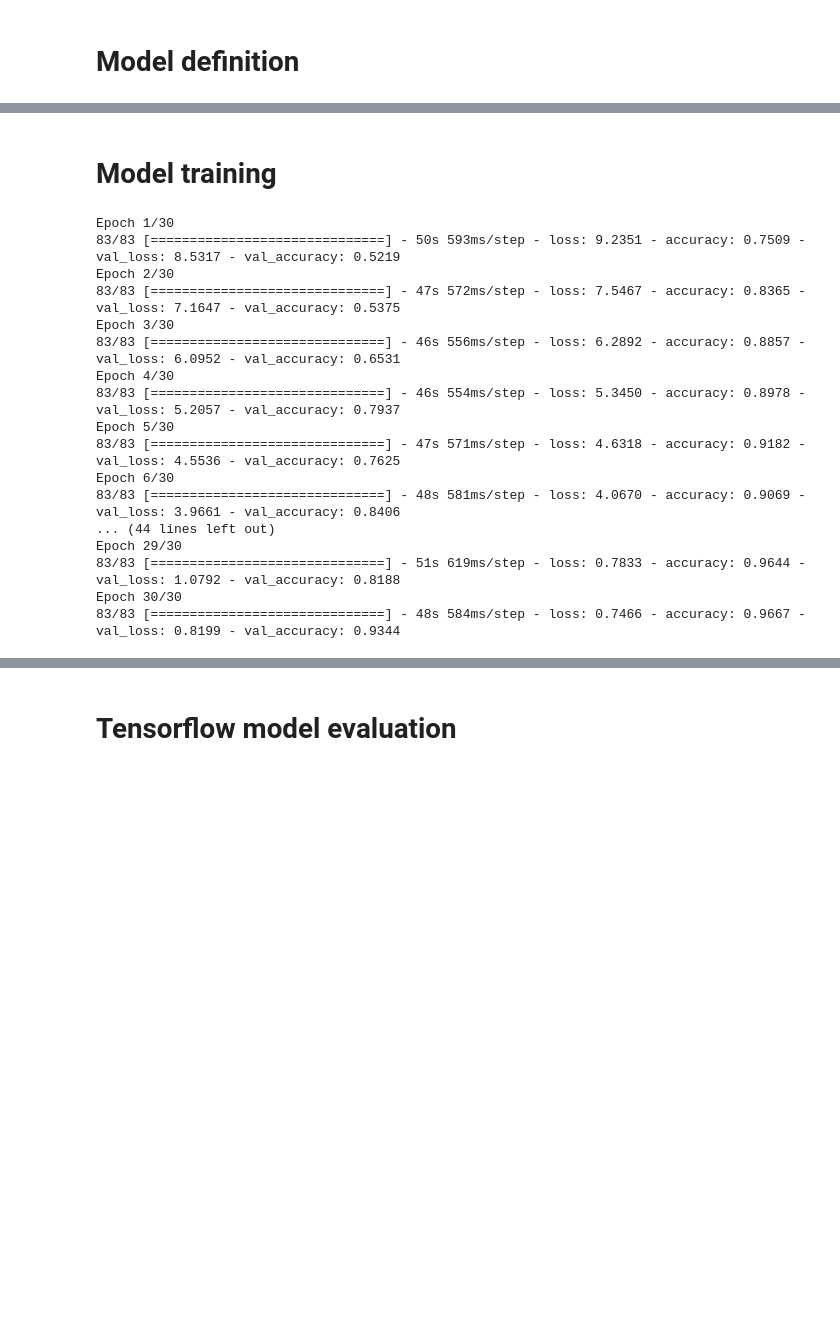
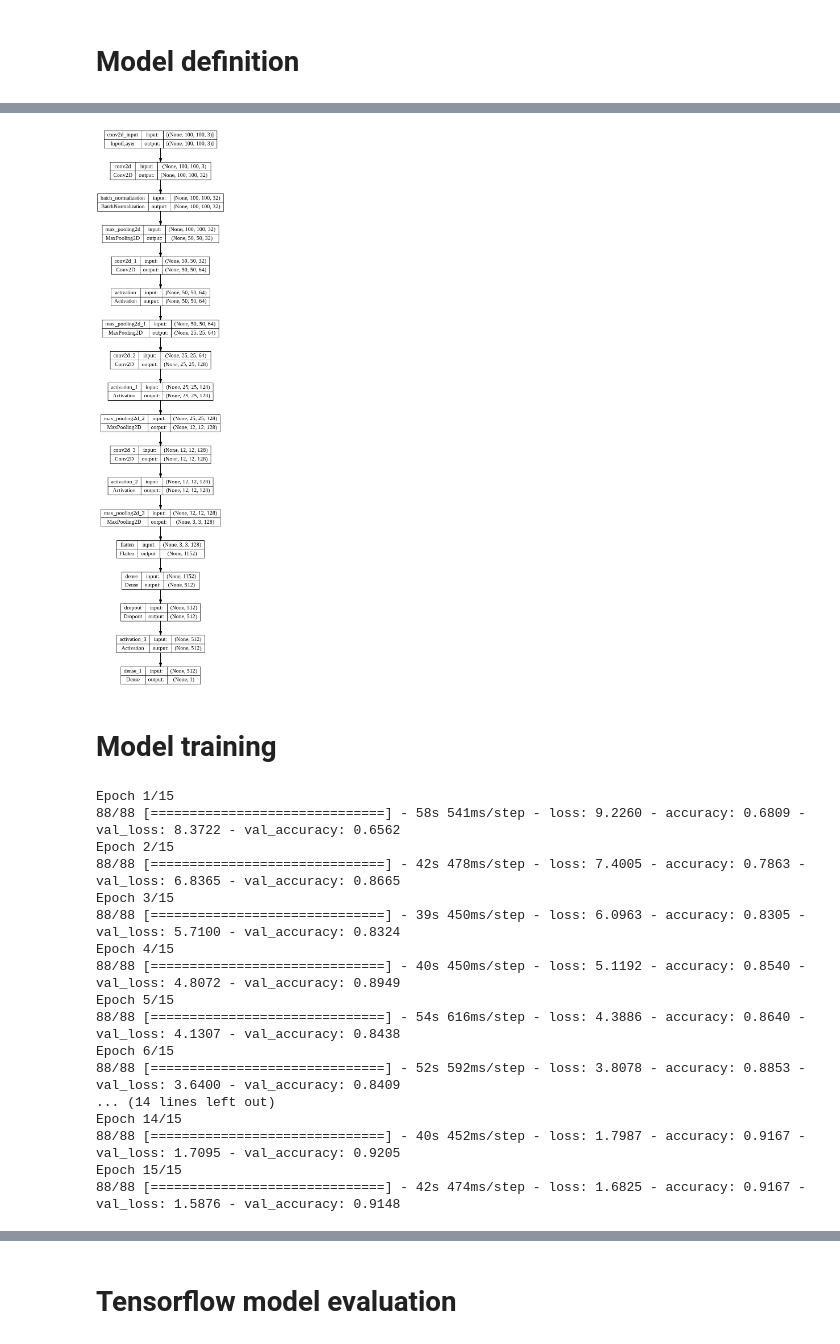
Before and after one commit to ChristianConchari/Strathospheric-ballon-earth-observation-gathered-imagery-classification-through-TinyML, a Jupyter notebook: classification_model_ballon.ipynb, the cells around one changed output, grey strips where cells are left out. Drawn from its saved outputs; the diff is of its cells as text; code cells hidden in the pictures; blank space fills up the shorter version.

```diff
--- a/classification_model_ballon.ipynb
+++ b/classification_model_ballon.ipynb
@@ -140,6 +153,10 @@ Total params: 831,809
 Trainable params: 831,745
 Non-trainable params: 64
 _________________________________________________________________
+# %%
+plot_model(model_cnn, to_file='model_cnn.png', show_shapes=True, show_layer_names=True)
+# %% [output]
+[figure, added]
 # %%
 optimizer = optimizers.Adam(
     learning_rate=0.0001,
@@ -158,7 +175,7 @@ model_cnn.compile(loss='binary_crossentropy', optimizer =optimizer,
 training_samples = train_ds.n
 val_samples = val_ds.n
 
-epochs = 30
+epochs = 15
 
 history_cnn = model_cnn.fit(
     train_ds,
@@ -168,23 +185,23 @@ history_cnn = model_cnn.fit(
     validation_steps=val_samples // batch_size,
 )
 # %% [output]
-Epoch 1/30
-83/83 [==============================] - 50s 593ms/step - loss: 9.2351 - accuracy: 0.7509 - val_loss: 8.5317 - val_accuracy: 0.5219
-Epoch 2/30
-83/83 [==============================] - 47s 572ms/step - loss: 7.5467 - accuracy: 0.8365 - val_loss: 7.1647 - val_accuracy: 0.5375
-Epoch 3/30
-83/83 [==============================] - 46s 556ms/step - loss: 6.2892 - accuracy: 0.8857 - val_loss: 6.0952 - val_accuracy: 0.6531
-Epoch 4/30
-83/83 [==============================] - 46s 554ms/step - loss: 5.3450 - accuracy: 0.8978 - val_loss: 5.2057 - val_accuracy: 0.7937
-Epoch 5/30
-83/83 [==============================] - 47s 571ms/step - loss: 4.6318 - accuracy: 0.9182 - val_loss: 4.5536 - val_accuracy: 0.7625
-Epoch 6/30
-83/83 [==============================] - 48s 581ms/step - loss: 4.0670 - accuracy: 0.9069 - val_loss: 3.9661 - val_accuracy: 0.8406
-... (44 lines left out)
-Epoch 29/30
-83/83 [==============================] - 51s 619ms/step - loss: 0.7833 - accuracy: 0.9644 - val_loss: 1.0792 - val_accuracy: 0.8188
-Epoch 30/30
-83/83 [==============================] - 48s 584ms/step - loss: 0.7466 - accuracy: 0.9667 - val_loss: 0.8199 - val_accuracy: 0.9344
+Epoch 1/15
+88/88 [==============================] - 58s 541ms/step - loss: 9.2260 - accuracy: 0.6809 - val_loss: 8.3722 - val_accuracy: 0.6562
+Epoch 2/15
+88/88 [==============================] - 42s 478ms/step - loss: 7.4005 - accuracy: 0.7863 - val_loss: 6.8365 - val_accuracy: 0.8665
+Epoch 3/15
+88/88 [==============================] - 39s 450ms/step - loss: 6.0963 - accuracy: 0.8305 - val_loss: 5.7100 - val_accuracy: 0.8324
+Epoch 4/15
+88/88 [==============================] - 40s 450ms/step - loss: 5.1192 - accuracy: 0.8540 - val_loss: 4.8072 - val_accuracy: 0.8949
+Epoch 5/15
+88/88 [==============================] - 54s 616ms/step - loss: 4.3886 - accuracy: 0.8640 - val_loss: 4.1307 - val_accuracy: 0.8438
+Epoch 6/15
+88/88 [==============================] - 52s 592ms/step - loss: 3.8078 - accuracy: 0.8853 - val_loss: 3.6400 - val_accuracy: 0.8409
+... (14 lines left out)
+Epoch 14/15
+88/88 [==============================] - 40s 452ms/step - loss: 1.7987 - accuracy: 0.9167 - val_loss: 1.7095 - val_accuracy: 0.9205
+Epoch 15/15
+88/88 [==============================] - 42s 474ms/step - loss: 1.6825 - accuracy: 0.9167 - val_loss: 1.5876 - val_accuracy: 0.9148
 # %%
 def visualizacion_resultados(history):
   nepochs = [i for i in range(epochs)]
```
Also changed, not shown: parts of 20 cells of this notebook.
